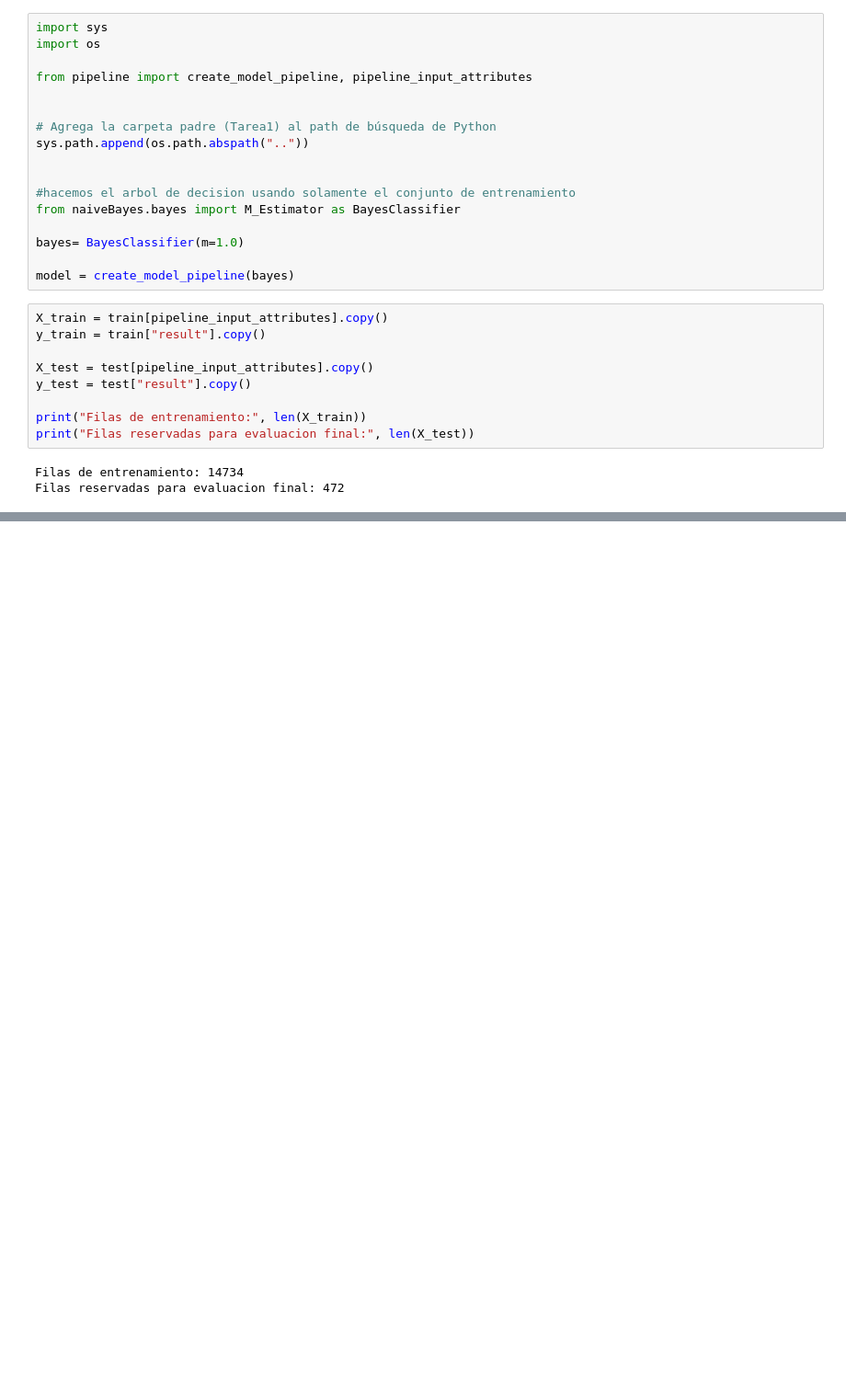
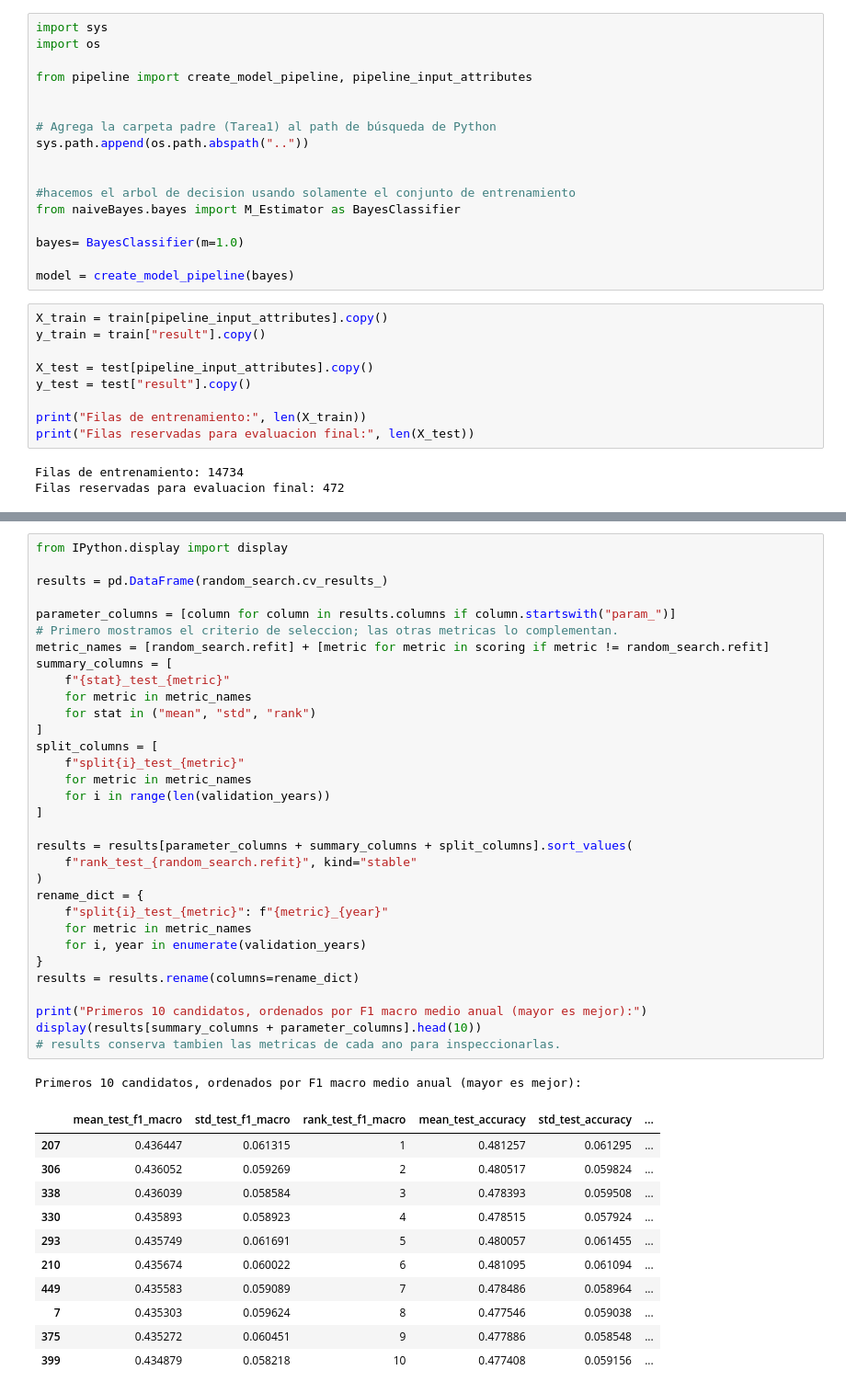
Before and after one commit to matiasencion/AprendizajeAutomatico, a Jupyter notebook: Tarea1/dataset/bayesNotebook.ipynb, the cells around one changed output, grey strips where cells are left out. Shown at 92% size. Saved outputs shown, nothing was run; the diff lists cells and outputs as text; blank space fills up the shorter version.

```diff
--- a/Tarea1/dataset/bayesNotebook.ipynb
+++ b/Tarea1/dataset/bayesNotebook.ipynb
@@ -336,0 +207,45 @@ weighted avg       0.45      0.47      0.45     12631
+# %%
+from IPython.display import display
+
+results = pd.DataFrame(random_search.cv_results_)
+
+parameter_columns = [column for column in results.columns if column.startswith("param_")]
+# Primero mostramos el criterio de seleccion; las otras metricas lo complementan.
+metric_names = [random_search.refit] + [metric for metric in scoring if metric != random_search.refit]
+summary_columns = [
+    f"{stat}_test_{metric}"
+    for metric in metric_names
+    for stat in ("mean", "std", "rank")
+]
+split_columns = [
+    f"split{i}_test_{metric}"
+    for metric in metric_names
+    for i in range(len(validation_years))
+]
+
+results = results[parameter_columns + summary_columns + split_columns].sort_values(
+    f"rank_test_{random_search.refit}", kind="stable"
+)
+rename_dict = {
+    f"split{i}_test_{metric}": f"{metric}_{year}"
+    for metric in metric_names
+    for i, year in enumerate(validation_years)
+}
+results = results.rename(columns=rename_dict)
+
+print("Primeros 10 candidatos, ordenados por F1 macro medio anual (mayor es mejor):")
+display(results[summary_columns + parameter_columns].head(10))
+# results conserva tambien las metricas de cada ano para inspeccionarlas.
+# %% [output]
+Primeros 10 candidatos, ordenados por F1 macro medio anual (mayor es mejor):
+|  | mean_test_f1_macro | std_test_f1_macro | rank_test_f1_macro | mean_test_accuracy | std_test_accuracy | ... |
+| 207 | 0.436447 | 0.061315 | 1 | 0.481257 | 0.061295 | ... |
+| 306 | 0.436052 | 0.059269 | 2 | 0.480517 | 0.059824 | ... |
+| 338 | 0.436039 | 0.058584 | 3 | 0.478393 | 0.059508 | ... |
+| 330 | 0.435893 | 0.058923 | 4 | 0.478515 | 0.057924 | ... |
+| 293 | 0.435749 | 0.061691 | 5 | 0.480057 | 0.061455 | ... |
+| 210 | 0.435674 | 0.060022 | 6 | 0.481095 | 0.061094 | ... |
+| 449 | 0.435583 | 0.059089 | 7 | 0.478486 | 0.058964 | ... |
+| 7 | 0.435303 | 0.059624 | 8 | 0.477546 | 0.059038 | ... |
+| 375 | 0.435272 | 0.060451 | 9 | 0.477886 | 0.058548 | ... |
+| 399 | 0.434879 | 0.058218 | 10 | 0.477408 | 0.059156 | ... |
```
Also changed, not shown: parts of 7 cells of this notebook, 3 other files.
